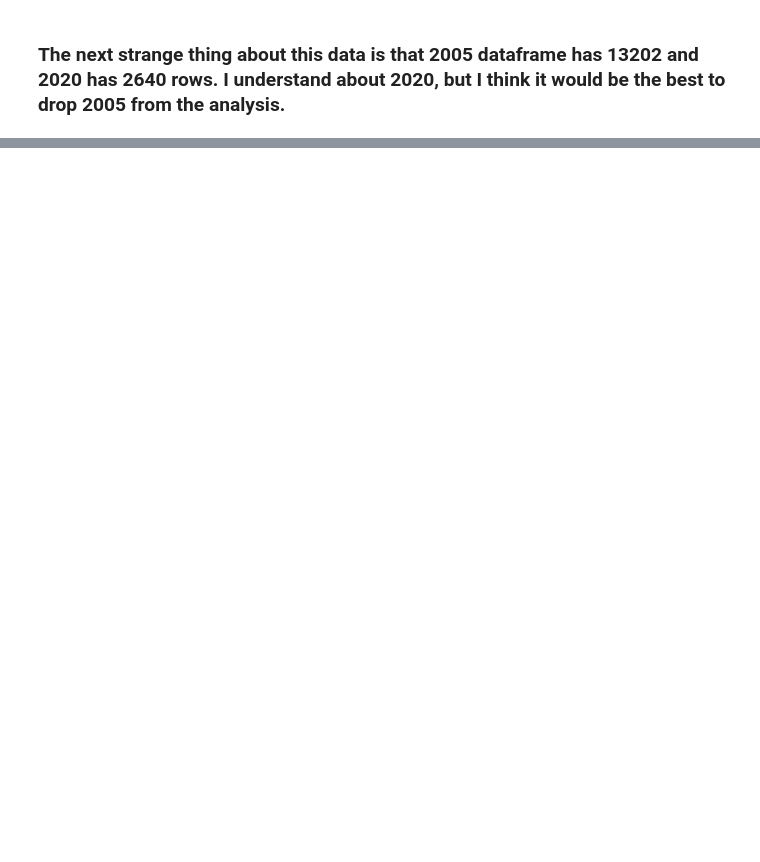
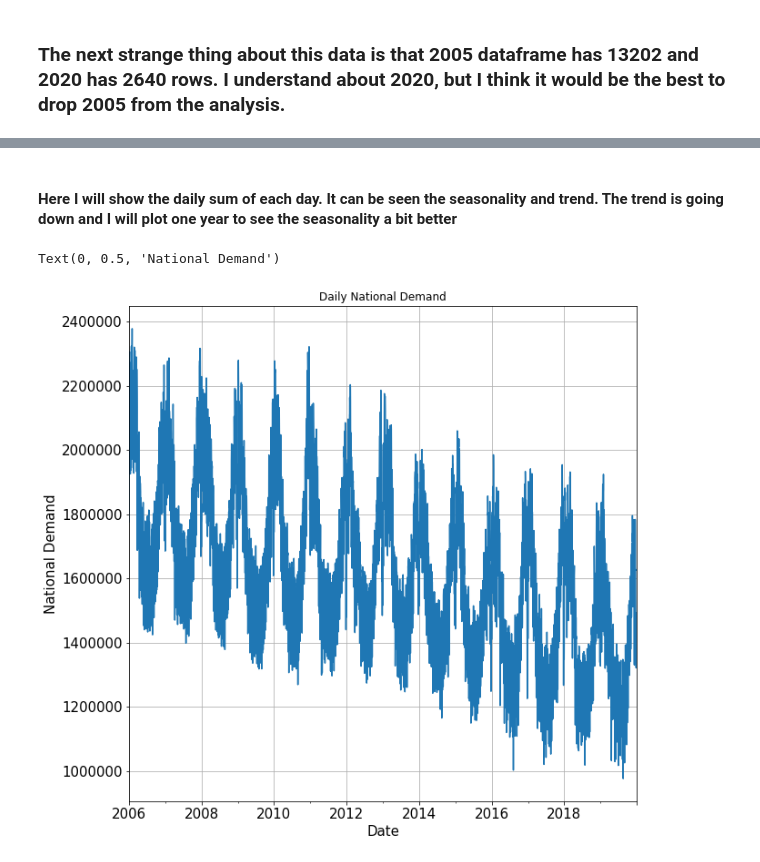
Before and after one commit to seboo1995/CEU-Capstone-Project, a Jupyter notebook: Jupyter_Notebooks/National Demand .ipynb, the cells around one changed output, grey strips where cells are left out. Saved outputs shown, nothing was run; the diff lists cells and outputs as text; code cells hidden in the pictures; blank space fills up the shorter version.

```diff
--- a/Jupyter_Notebooks/National Demand .ipynb
+++ b/Jupyter_Notebooks/National Demand .ipynb
@@ -221,3 +226,3 @@ final_df.ND.resample('D')
 # %%
 #getting daily demand instead of half hourly(summing throughout the day)
-final_df = final_df.groupby("SETTLEMENT_DATE").sum()
+final_df_daily = final_df.ND.resample("D").sum()
@@ -250,0 +244,9 @@ for year in range(2006,2020):
+# %% [markdown]
+#### Here I will show the daily sum of each day. It can be seen the seasonality and trend. The trend is going down and I will plot one year to see the seasonality a bit better
+# %%
+final_df_daily.plot(figsize = (10,10),grid = True,fontsize = 15,title = "Daily National Demand")
+plt.xlabel("Date",fontsize = 15)
+plt.ylabel("National Demand",fontsize = 15)
+# %% [output]
+Text(0, 0.5, 'National Demand')
+[figure, added]
```
Also changed, not shown: parts of 20 cells of this notebook.
